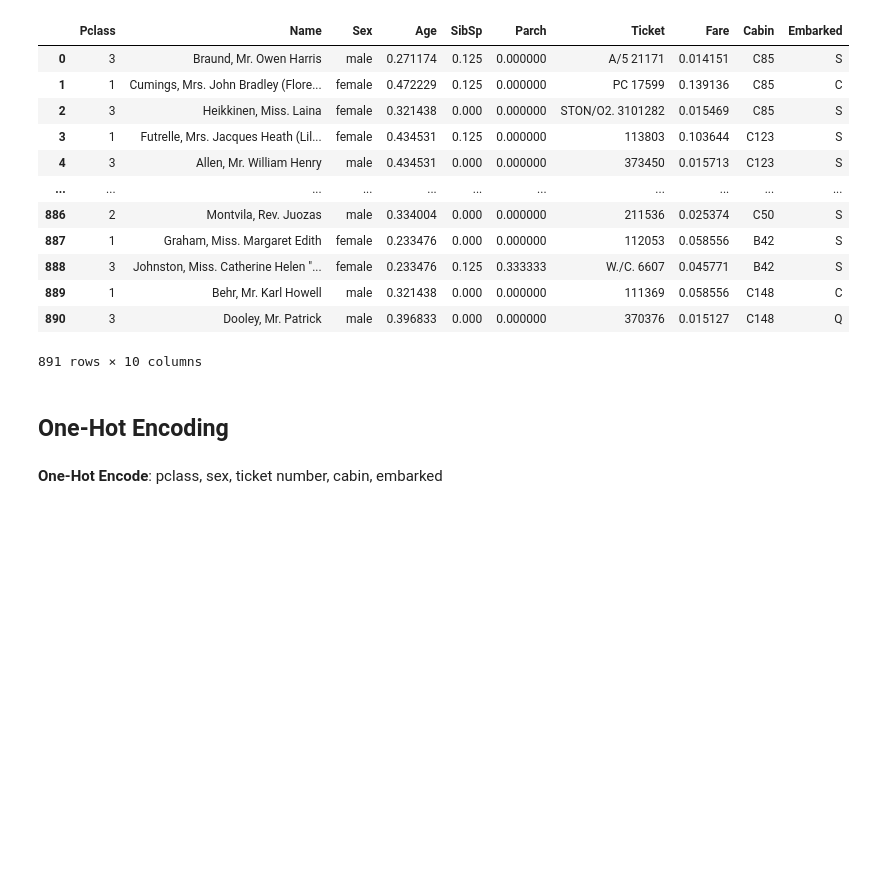
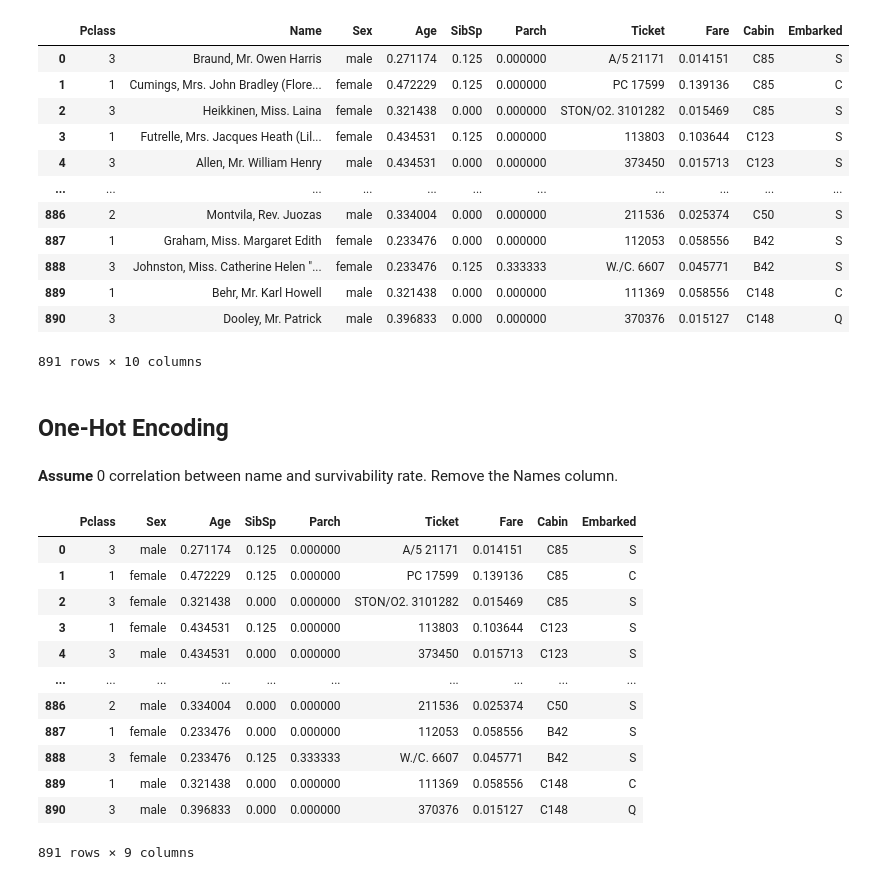
Before and after one commit to johngeorgousis/titanic-kaggle, a Jupyter notebook: main.ipynb, the cells around one changed output. Drawn from its saved outputs; the diff is of its cells as text; code cells hidden in the pictures; blank space fills up the shorter version.

```diff
--- a/main.ipynb
+++ b/main.ipynb
@@ -166,5 +167,23 @@ display(features_pre_nan_norm)
 891 rows × 10 columns
 # %% [markdown]
 ## One-Hot Encoding
-# %% [markdown]
-**One-Hot Encode**: pclass, sex, ticket number, cabin, embarked
+# %% [markdown]
+**Assume** 0 correlation between name and survivability rate. Remove the Names column.
+# %%
+features_pre_nan_norm_noname = features_pre_nan_norm.drop('Name', axis = 1)
+
+display(features_pre_nan_norm_noname)
+# %% [output]
+|  | Pclass | Sex | Age | SibSp | Parch | Ticket | Fare | Cabin | Embarked |
+| 0 | 3 | male | 0.271174 | 0.125 | 0.000000 | A/5 21171 | 0.014151 | C85 | S |
+| 1 | 1 | female | 0.472229 | 0.125 | 0.000000 | PC 17599 | 0.139136 | C85 | C |
+| 2 | 3 | female | 0.321438 | 0.000 | 0.000000 | STON/O2. 3101282 | 0.015469 | C85 | S |
+| 3 | 1 | female | 0.434531 | 0.125 | 0.000000 | 113803 | 0.103644 | C123 | S |
+| 4 | 3 | male | 0.434531 | 0.000 | 0.000000 | 373450 | 0.015713 | C123 | S |
+| ... | ... | ... | ... | ... | ... | ... | ... | ... | ... |
+| 886 | 2 | male | 0.334004 | 0.000 | 0.000000 | 211536 | 0.025374 | C50 | S |
+| 887 | 1 | female | 0.233476 | 0.000 | 0.000000 | 112053 | 0.058556 | B42 | S |
+| 888 | 3 | female | 0.233476 | 0.125 | 0.333333 | W./C. 6607 | 0.045771 | B42 | S |
+| 889 | 1 | male | 0.321438 | 0.000 | 0.000000 | 111369 | 0.058556 | C148 | C |
+| 890 | 3 | male | 0.396833 | 0.000 | 0.000000 | 370376 | 0.015127 | C148 | Q |
+891 rows × 9 columns
```
Also changed, not shown: parts of 8 cells of this notebook.
